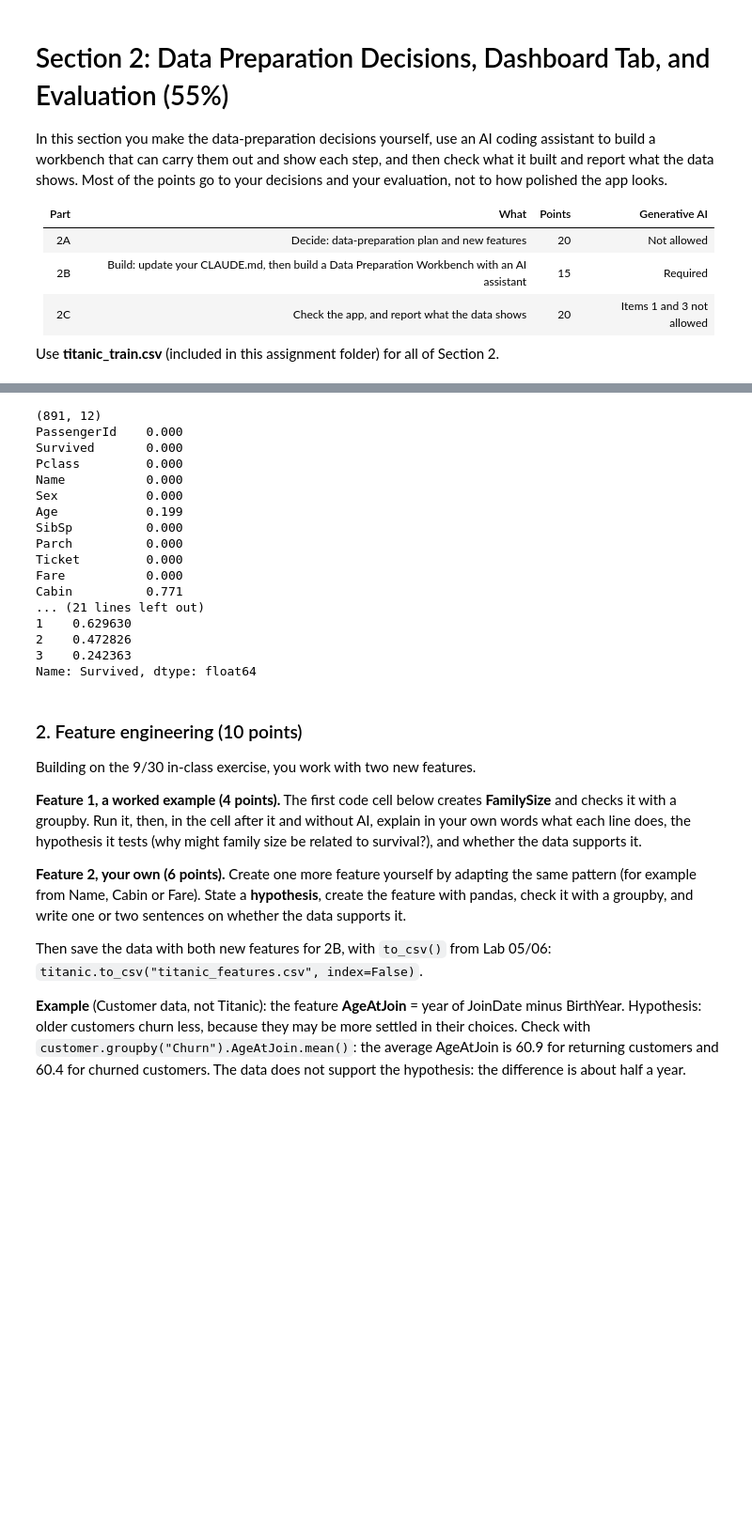
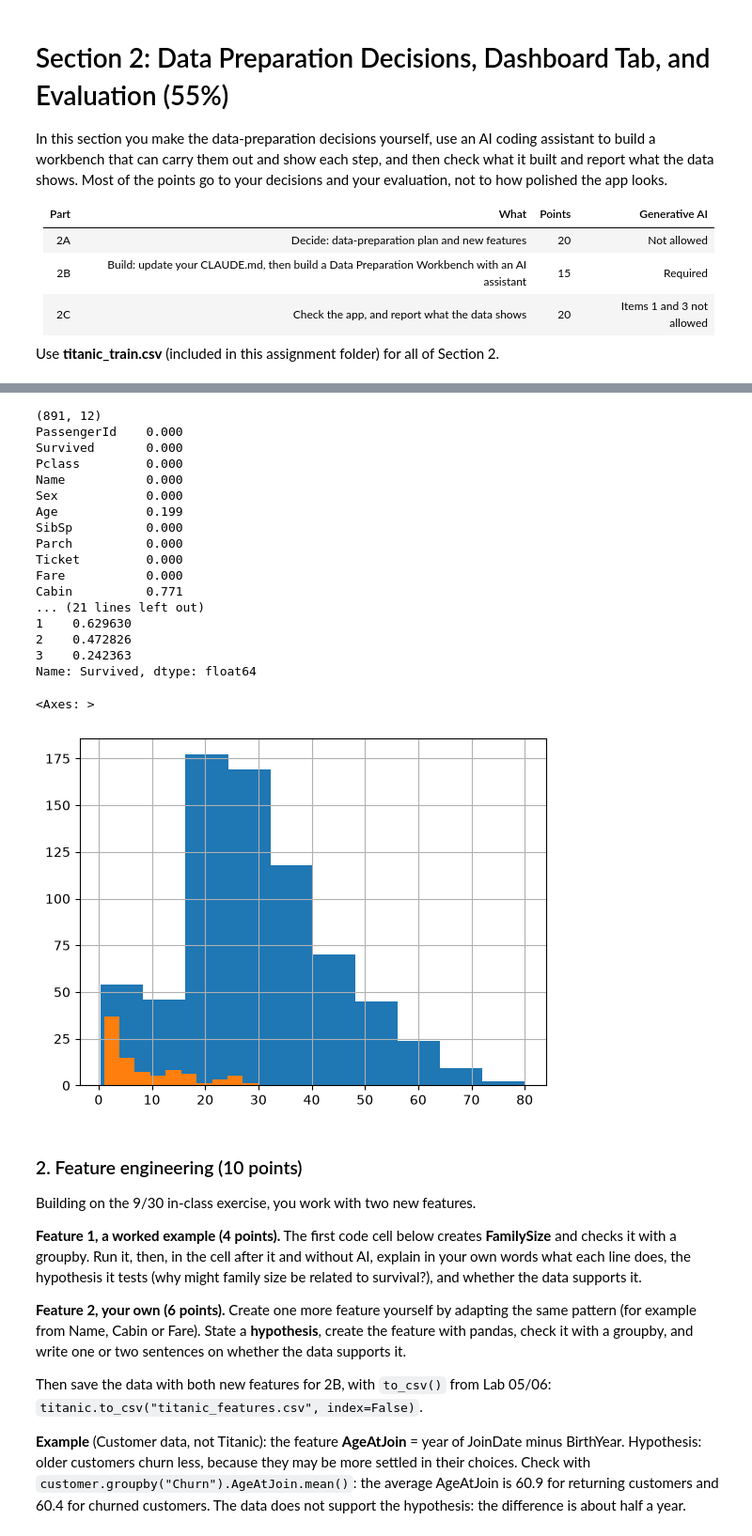
Before and after one commit to yxf9tv/comm4259-work, a Jupyter notebook: assignment_02/Assignment_02-Data_Preparation.ipynb, the cells around one changed output, grey strips where cells are left out. Shown at 94% size. Saved outputs shown, nothing was run; the diff lists cells and outputs as text; code cells hidden in the pictures; blank space fills up the shorter version.

```diff
--- a/assignment_02/Assignment_02-Data_Preparation.ipynb
+++ b/assignment_02/Assignment_02-Data_Preparation.ipynb
@@ -199,37 +199,44 @@ For each issue, give your decision, one alternative you considered and rejected,
 |---|---|---|---|
 | Reviews and Feedback_Call have missing values | First add a flag HasReview (1 if the customer left a review), then drop both columns with the Lab 05/06 rule (keep only columns with less than 80% missing) | Fill the missing ratings with the median rating | Reviews is 83.2% and Feedback_Call 83.8% missing, so filled ratings would mostly be made up. Whether a customer left a review is real information: churn is 0.750 for reviewers and 0.719 for the others. |
 # %%
-titanic = pd.read_csv("titanic_train.csv")
+import pandas as pd
+
+titanic = pd.read_csv("dashboard/data/titanic_train.csv")
+
 print(titanic.shape)
 
 # Share of missing values in each column (as in Lab 05/06)
 print(titanic.isnull().mean().round(3))
 
 # Evidence for the Age, Embarked and categorical rows
 print(titanic["Age"].describe())
 print(titanic["Embarked"].value_counts())
 print(titanic.groupby("Sex").Survived.mean())
 print(titanic.groupby("Pclass").Survived.mean())
 
 # Add your own lines here if you need more evidence
+titanic["Age"].hist()
+titanic['Age'].value_counts().hist()
 # %% [output]
 (891, 12)
 PassengerId    0.000
 Survived       0.000
 Pclass         0.000
 Name           0.000
 Sex            0.000
 Age            0.199
 SibSp          0.000
 Parch          0.000
 Ticket         0.000
 Fare           0.000
 Cabin          0.771
 ... (21 lines left out)
 1    0.629630
 2    0.472826
 3    0.242363
 Name: Survived, dtype: float64
+<Axes: >
+[figure, added]
 # %% [markdown]
 ### 2. Feature engineering (10 points)
 Building on the 9/30 in-class exercise, you work with two new features.
```
Also changed, not shown: parts of 11 cells of this notebook, 3 other files.
